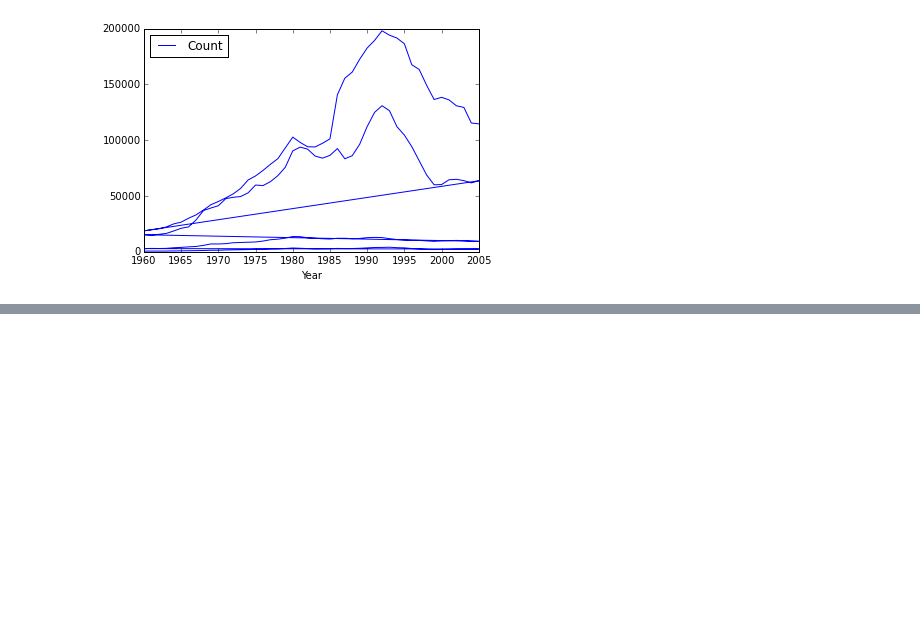
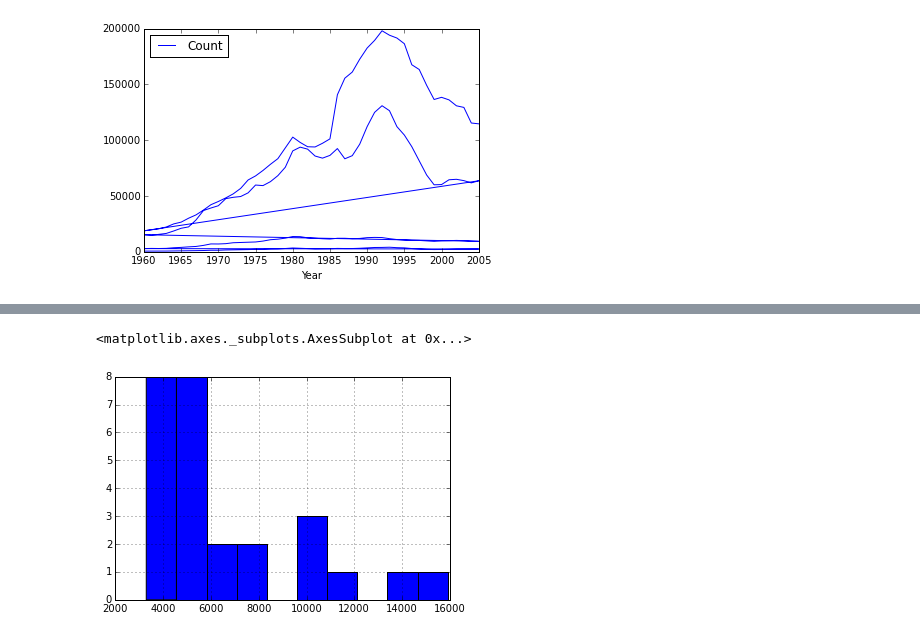
Before and after one commit to arkoneogy/mytutorials, a Jupyter notebook: python/alfessa_pandas_tuts_youtube.ipynb, the cells around one changed output, grey strips where cells are left out. Drawn from its saved outputs; the diff is of its cells as text; code cells hidden in the pictures; blank space fills up the shorter version.

```diff
--- a/python/alfessa_pandas_tuts_youtube.ipynb
+++ b/python/alfessa_pandas_tuts_youtube.ipynb
@@ -958,0 +1109,5 @@ calif.plot()
+# %%
+auto['price'].hist()
+# %% [output]
+<matplotlib.axes._subplots.AxesSubplot at 0x...>
+[figure, added]
```
Also changed, not shown: parts of 67 cells of this notebook.
